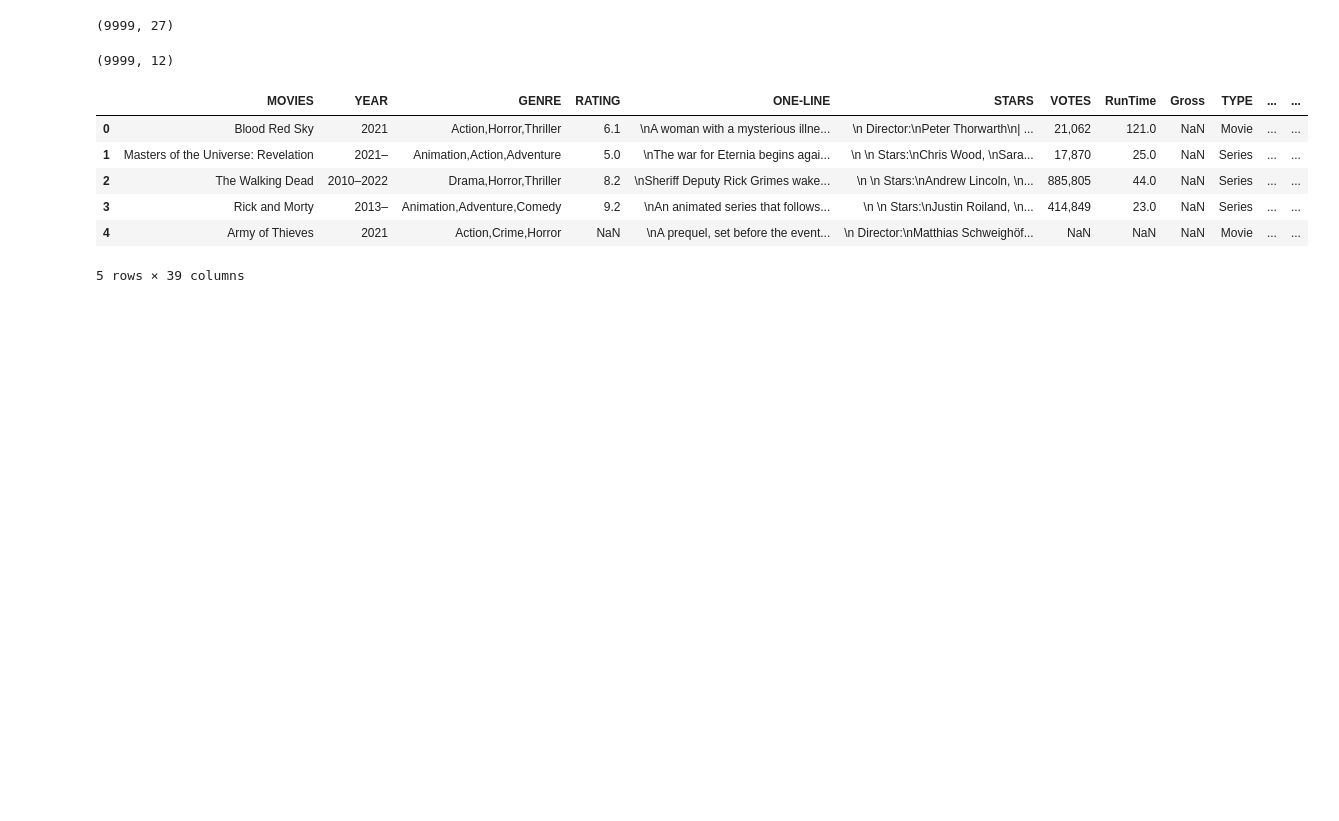
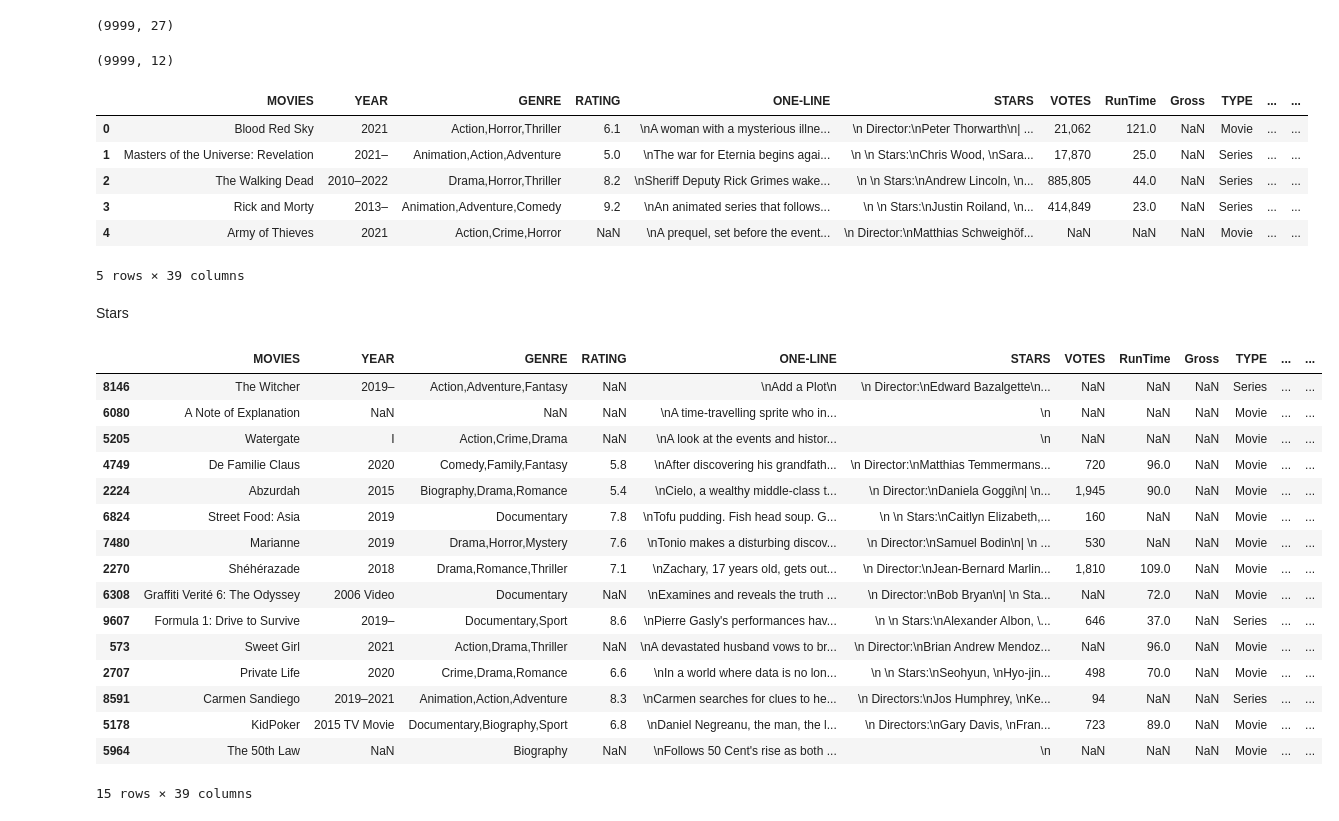
Before and after one commit to MonaTaghavi/dm-ann, a Jupyter notebook: notebooks/21dm-movie.ipynb, the cells around one changed output. Saved outputs shown, nothing was run; the diff lists cells and outputs as text; code cells hidden in the pictures; blank space fills up the shorter version.

```diff
--- a/notebooks/21dm-movie.ipynb
+++ b/notebooks/21dm-movie.ipynb
@@ -208,3 +208,25 @@ df.head()
 | 3 | Rick and Morty | 2013– | Animation,Adventure,Comedy | 9.2 | \nAn animated series that follows... | \n \n Stars:\nJustin Roiland, \n... | 414,849 | 23.0 | NaN | Series | ... | ... |
 | 4 | Army of Thieves | 2021 | Action,Crime,Horror | NaN | \nA prequel, set before the event... | \n Director:\nMatthias Schweighöf... | NaN | NaN | NaN | Movie | ... | ... |
 5 rows × 39 columns
+# %% [markdown]
+Stars
+# %%
+df.sample(15)
+# %% [output]
+|  | MOVIES | YEAR | GENRE | RATING | ONE-LINE | STARS | VOTES | RunTime | Gross | TYPE | ... | ... |
+| 8146 | The Witcher | 2019– | Action,Adventure,Fantasy | NaN | \nAdd a Plot\n | \n Director:\nEdward Bazalgette\n... | NaN | NaN | NaN | Series | ... | ... |
+| 6080 | A Note of Explanation | NaN | NaN | NaN | \nA time-travelling sprite who in... | \n | NaN | NaN | NaN | Movie | ... | ... |
+| 5205 | Watergate | I | Action,Crime,Drama | NaN | \nA look at the events and histor... | \n | NaN | NaN | NaN | Movie | ... | ... |
+| 4749 | De Familie Claus | 2020 | Comedy,Family,Fantasy | 5.8 | \nAfter discovering his grandfath... | \n Director:\nMatthias Temmermans... | 720 | 96.0 | NaN | Movie | ... | ... |
+| 2224 | Abzurdah | 2015 | Biography,Drama,Romance | 5.4 | \nCielo, a wealthy middle-class t... | \n Director:\nDaniela Goggi\n| \n... | 1,945 | 90.0 | NaN | Movie | ... | ... |
+| 6824 | Street Food: Asia | 2019 | Documentary | 7.8 | \nTofu pudding. Fish head soup. G... | \n \n Stars:\nCaitlyn Elizabeth,... | 160 | NaN | NaN | Movie | ... | ... |
+| 7480 | Marianne | 2019 | Drama,Horror,Mystery | 7.6 | \nTonio makes a disturbing discov... | \n Director:\nSamuel Bodin\n| \n ... | 530 | NaN | NaN | Movie | ... | ... |
+| 2270 | Shéhérazade | 2018 | Drama,Romance,Thriller | 7.1 | \nZachary, 17 years old, gets out... | \n Director:\nJean-Bernard Marlin... | 1,810 | 109.0 | NaN | Movie | ... | ... |
+| 6308 | Graffiti Verité 6: The Odyssey | 2006 Video | Documentary | NaN | \nExamines and reveals the truth ... | \n Director:\nBob Bryan\n| \n Sta... | NaN | 72.0 | NaN | Movie | ... | ... |
+| 9607 | Formula 1: Drive to Survive | 2019– | Documentary,Sport | 8.6 | \nPierre Gasly's performances hav... | \n \n Stars:\nAlexander Albon, \... | 646 | 37.0 | NaN | Series | ... | ... |
+| 573 | Sweet Girl | 2021 | Action,Drama,Thriller | NaN | \nA devastated husband vows to br... | \n Director:\nBrian Andrew Mendoz... | NaN | 96.0 | NaN | Movie | ... | ... |
+| 2707 | Private Life | 2020 | Crime,Drama,Romance | 6.6 | \nIn a world where data is no lon... | \n \n Stars:\nSeohyun, \nHyo-jin... | 498 | 70.0 | NaN | Movie | ... | ... |
+| 8591 | Carmen Sandiego | 2019–2021 | Animation,Action,Adventure | 8.3 | \nCarmen searches for clues to he... | \n Directors:\nJos Humphrey, \nKe... | 94 | NaN | NaN | Series | ... | ... |
+| 5178 | KidPoker | 2015 TV Movie | Documentary,Biography,Sport | 6.8 | \nDaniel Negreanu, the man, the l... | \n Directors:\nGary Davis, \nFran... | 723 | 89.0 | NaN | Movie | ... | ... |
+| 5964 | The 50th Law | NaN | Biography | NaN | \nFollows 50 Cent's rise as both ... | \n | NaN | NaN | NaN | Movie | ... | ... |
+15 rows × 39 columns
```
Also changed, not shown: parts of 38 cells of this notebook, 1 other file.
